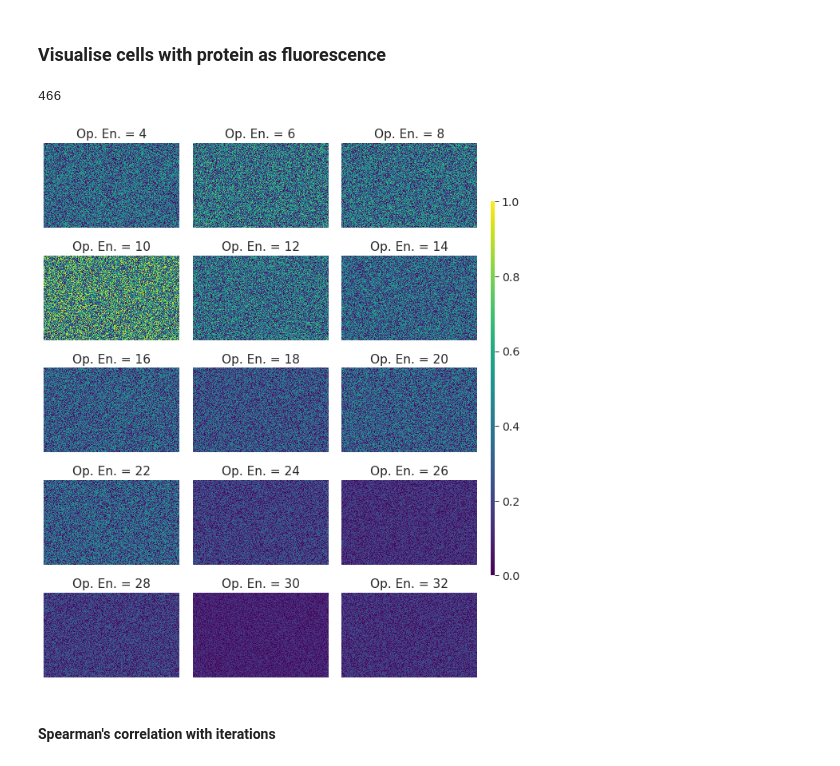
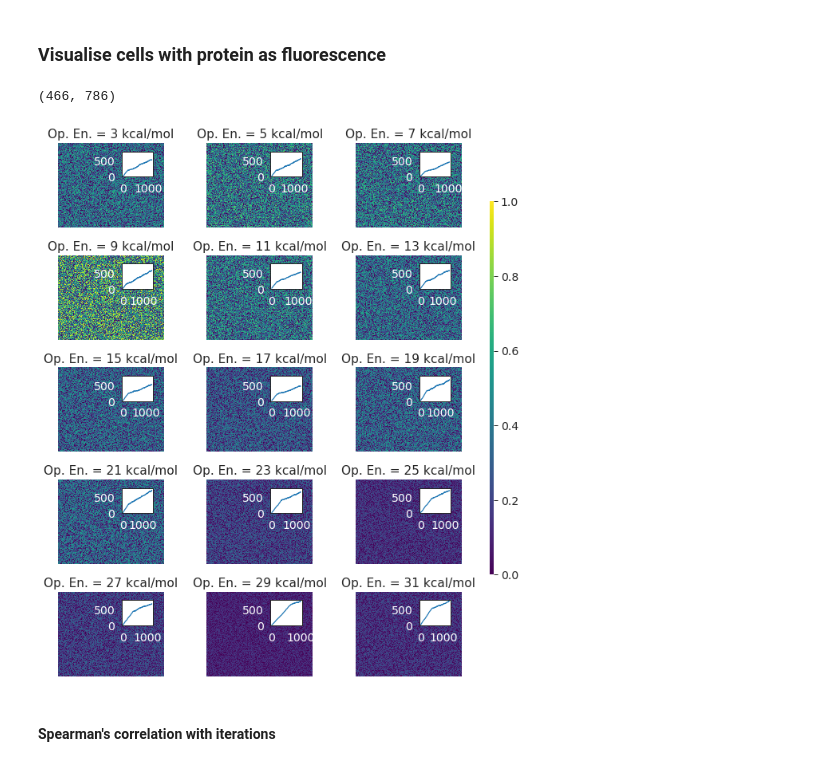
Before and after one commit to Gardner-BinfLab/TIsigner_paper_2019, a Jupyter notebook: Simulation.ipynb, the cells around one changed output. Cells and saved outputs as stored; diff of their text form; code cells hidden in the pictures.

Commit message:
Simulation of protein expression

```diff
--- a/Simulation.ipynb
+++ b/Simulation.ipynb
@@ -113,13 +113,13 @@ new.start()
 # %%
 openens = [[i, i+2] for i in range(1, 32) if i%2 == 0]
 
-df = pd.DataFrame(columns = ['Cells', 'Protein'], index=[i[1] for i in openens])
+df = pd.DataFrame(columns = ['Cells', 'Protein'], index=[int(np.mean(i)) for i in openens])
 
 for i, v in enumerate(openens):
     new = Cells(construct=v, tolerance=100000, random=i)
     new.start()
-    df.loc[v[1], 'Cells'] = new.all_cells
-    df.loc[v[1], 'Protein'] = new.all_protein
+    df.loc[int(np.mean(v)), 'Cells'] = new.all_cells
+    df.loc[int(np.mean(v)), 'Protein'] = new.all_protein
 
 fig, ax = plt.subplots(nrows=1, ncols=2, figsize=(9, 4))
 axes = ax.flatten()
@@ -162,39 +162,51 @@ for i, v in enumerate(df.columns):
 # %% [markdown]
 ### Visualise cells with protein as fluorescence
 # %%
-min(df.Cells.apply(lambda x: x[-1]))
+min(df.Cells.apply(lambda x: x[-1])), max(df.Cells.apply(lambda x: x[-1]))
 # %% [output]
-466
+(466, 786)
 # %%
 fig, axn = plt.subplots(nrows=5, ncols=3, figsize=(8, 10), sharey=True, sharex=True)
 cbar_ax = fig.add_axes([1, .2, .01, .65])
 
 for i, ax in enumerate(axn.flat):
     newRand = np.random.RandomState(i)
     current_const = df.index[i]
 
     x = np.linspace(-1, 1, df.loc[current_const, 'Cells'][-1])
     y = newRand.uniform(-1, 1, df.loc[current_const, 'Cells'][-1])
 
     lums = newRand.random([df.loc[current_const, 'Cells'][-1], df.loc[current_const, 'Cells'][-1]])
     lums /= a.sum()
     lums = lums*df.loc[current_const, 'Protein'][-1]
 
     for_pic = pd.DataFrame(columns=x, index=y,)
     for m, n in enumerate(for_pic.columns):
         for_pic[n] = lums[m]
 
     sns.heatmap(for_pic.reindex(columns=x[:466], index=y[:466])/900000,\
                 cmap='viridis', vmin=0, vmax=1, \
                 cbar=i == 0,\
                 cbar_ax=None if i else cbar_ax, ax=ax)
     ax.set_yticklabels([])
     ax.set_xticklabels([]);
-    ax.set_title('Op. En. = {}'.format(current_const));
+    ax.set_title('Op. En. = {} kcal/mol'.format(current_const));
+
+    ## Inset to show growth
+    sns.set_style('white')
+    ins = ax.inset_axes([0.6, 0.6, 0.3, 0.3],)
+    ins.plot(df.loc[current_const, 'Cells'])
+    ins.set_ylim([0, 800])
+    ins.tick_params(axis='x', colors='white')
+    ins.tick_params(axis='y', colors='white')
 
 fig.tight_layout(rect=[0, 0, 1, 1])
+plt.savefig('Visualisation_cells.pdf', bbox_inches='tight', box_padding=None)
+
+
+sns.set_style('whitegrid')
 # %% [output]
-[figure, old version]
+[figure, new version]
 # %% [markdown]
 #### Spearman's correlation with iterations
 # %%
```
Also changed, not shown: parts of 1 cell of this notebook.
